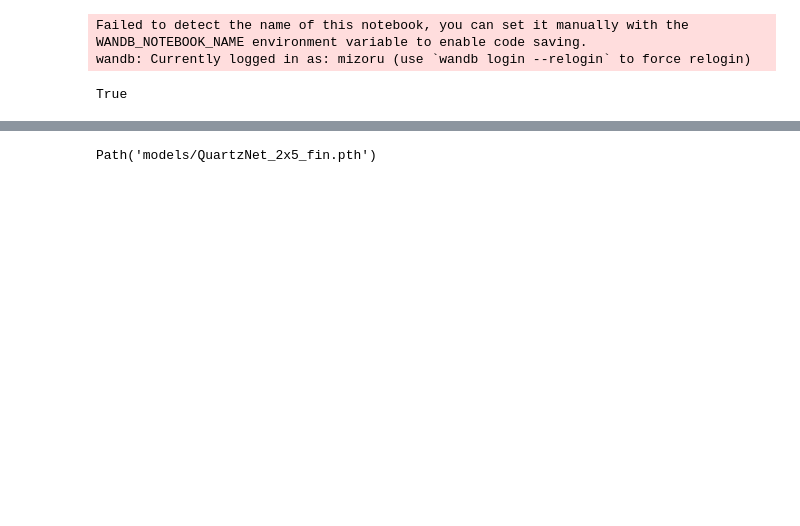
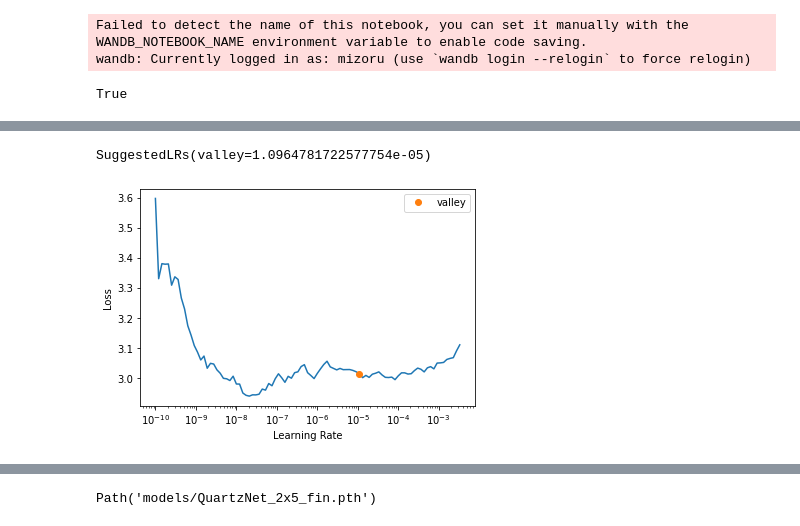
Before and after one commit to mizoru/pronunciation-trainer, a Jupyter notebook: training-QuartzNet.ipynb, the cells around one changed output, grey strips where cells are left out. Drawn from its saved outputs; the diff is of its cells as text; code cells hidden in the pictures; blank space fills up the shorter version.

```diff
--- a/training-QuartzNet.ipynb
+++ b/training-QuartzNet.ipynb
@@ -400,2 +411,0 @@ SuggestedLRs(valley=0.0003311311302240938)
-# %%
-learn.fit_one_cycle(10, slice(1e-6, 5e-4))
@@ -431,2 +411,0 @@ SuggestedLRs(valley=4.786300905834651e-06)
-# %%
-learn.fit_one_cycle(10, slice(1e-7, 4e-6))
@@ -457,2 +411,0 @@ SuggestedLRs(valley=3.0199516913853586e-05)
-# %%
-learn.fit_one_cycle(20, slice(1e-10, 1e-6))
@@ -499,0 +412,2 @@ Better model found at epoch 13 with valid_loss value: 3.0259289741516113.
+# %%
+learn.fit_one_cycle(10, slice(1e-8, 5e-6))
@@ -499,0 +433,3 @@ Better model found at epoch 13 with valid_loss value: 3.0259289741516113.
+# %%
+learn.lr_find(1e-10, 1e-2)
+# %% [output]
@@ -499,0 +437,2 @@ Better model found at epoch 13 with valid_loss value: 3.0259289741516113.
+SuggestedLRs(valley=1.0964781722577754e-05)
+[figure, added]
```
Also changed, not shown: parts of 51 cells of this notebook.
